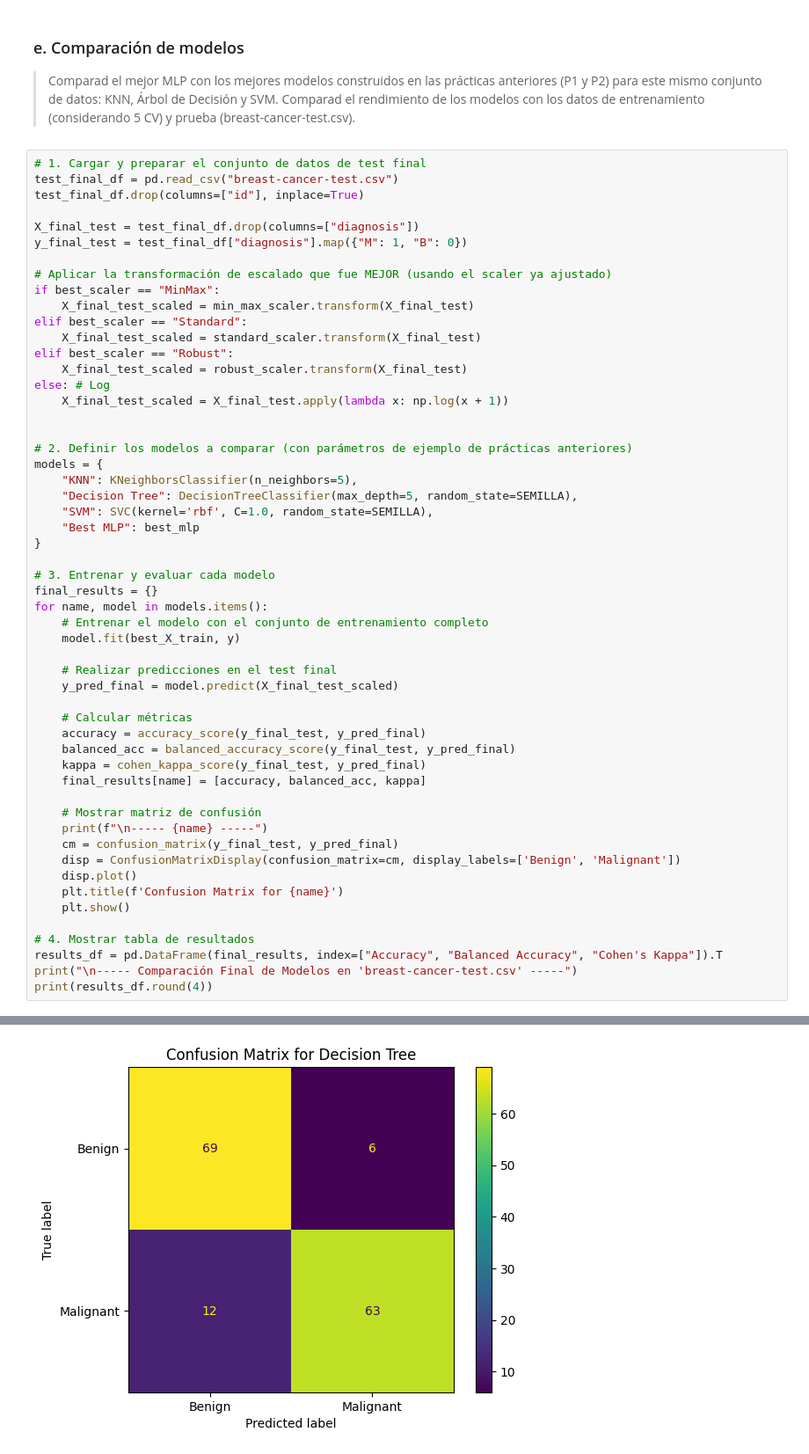
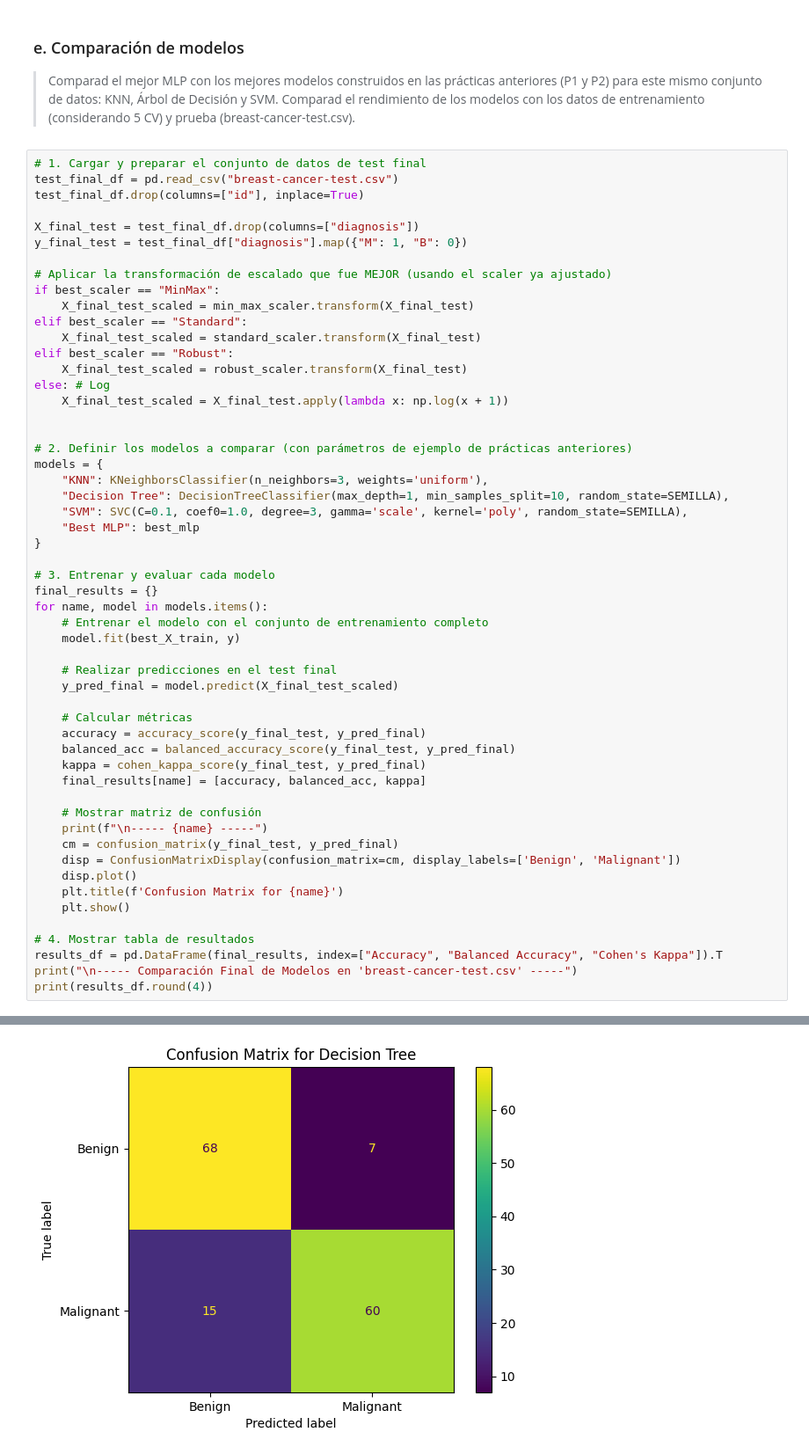
Before and after one commit to mateofra/AAS, a Jupyter notebook: Prácticas/Practic_3/P3_docker.ipynb, the cells around one changed output, grey strips where cells are left out. Shown at 88% size. Cells and saved outputs as stored; diff of their text form.

```diff
--- a/Prácticas/Practic_3/P3_docker.ipynb
+++ b/Prácticas/Practic_3/P3_docker.ipynb
@@ -218,9 +268,9 @@ else: # Log
 
 # 2. Definir los modelos a comparar (con parámetros de ejemplo de prácticas anteriores)
 models = {
-    "KNN": KNeighborsClassifier(n_neighbors=5),
-    "Decision Tree": DecisionTreeClassifier(max_depth=5, random_state=SEMILLA),
-    "SVM": SVC(kernel='rbf', C=1.0, random_state=SEMILLA),
+    "KNN": KNeighborsClassifier(n_neighbors=3, weights='uniform'),
+    "Decision Tree": DecisionTreeClassifier(max_depth=1, min_samples_split=10, random_state=SEMILLA),
+    "SVM": SVC(C=0.1, coef0=1.0, degree=3, gamma='scale', kernel='poly', random_state=SEMILLA),
     "Best MLP": best_mlp
 }
 
@@ -228,34 +278,34 @@ models = {
 final_results = {}
 for name, model in models.items():
     # Entrenar el modelo con el conjunto de entrenamiento completo
     model.fit(best_X_train, y)
 
     # Realizar predicciones en el test final
     y_pred_final = model.predict(X_final_test_scaled)
 
     # Calcular métricas
     accuracy = accuracy_score(y_final_test, y_pred_final)
     balanced_acc = balanced_accuracy_score(y_final_test, y_pred_final)
     kappa = cohen_kappa_score(y_final_test, y_pred_final)
     final_results[name] = [accuracy, balanced_acc, kappa]
 
     # Mostrar matriz de confusión
     print(f"\n----- {name} -----")
     cm = confusion_matrix(y_final_test, y_pred_final)
     disp = ConfusionMatrixDisplay(confusion_matrix=cm, display_labels=['Benign', 'Malignant'])
     disp.plot()
     plt.title(f'Confusion Matrix for {name}')
     plt.show()
 
 # 4. Mostrar tabla de resultados
 results_df = pd.DataFrame(final_results, index=["Accuracy", "Balanced Accuracy", "Cohen's Kappa"]).T
 print("\n----- Comparación Final de Modelos en 'breast-cancer-test.csv' -----")
 print(results_df.round(4))
 # %% [output]
 ----- KNN -----
 [figure]
 ----- Decision Tree -----
-[figure, old version]
+[figure, new version]
 ----- SVM -----
 [figure]
 ----- Best MLP -----
```
Also changed, not shown: parts of 4 cells of this notebook, 6 other files.
